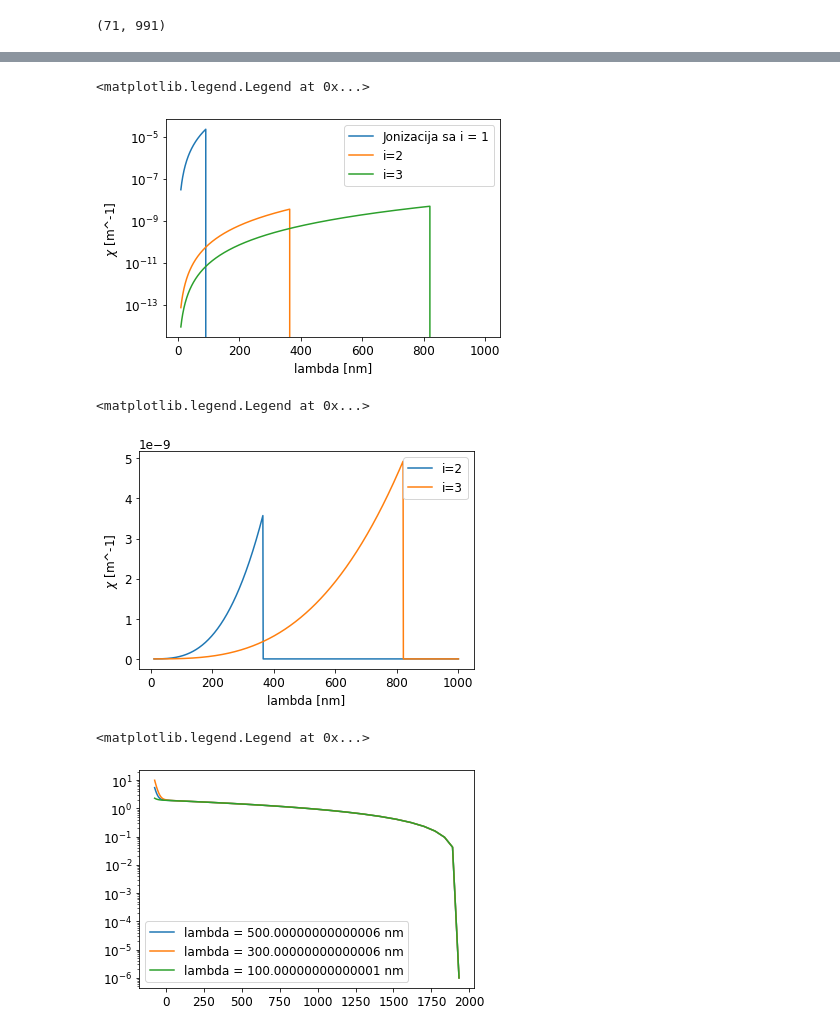
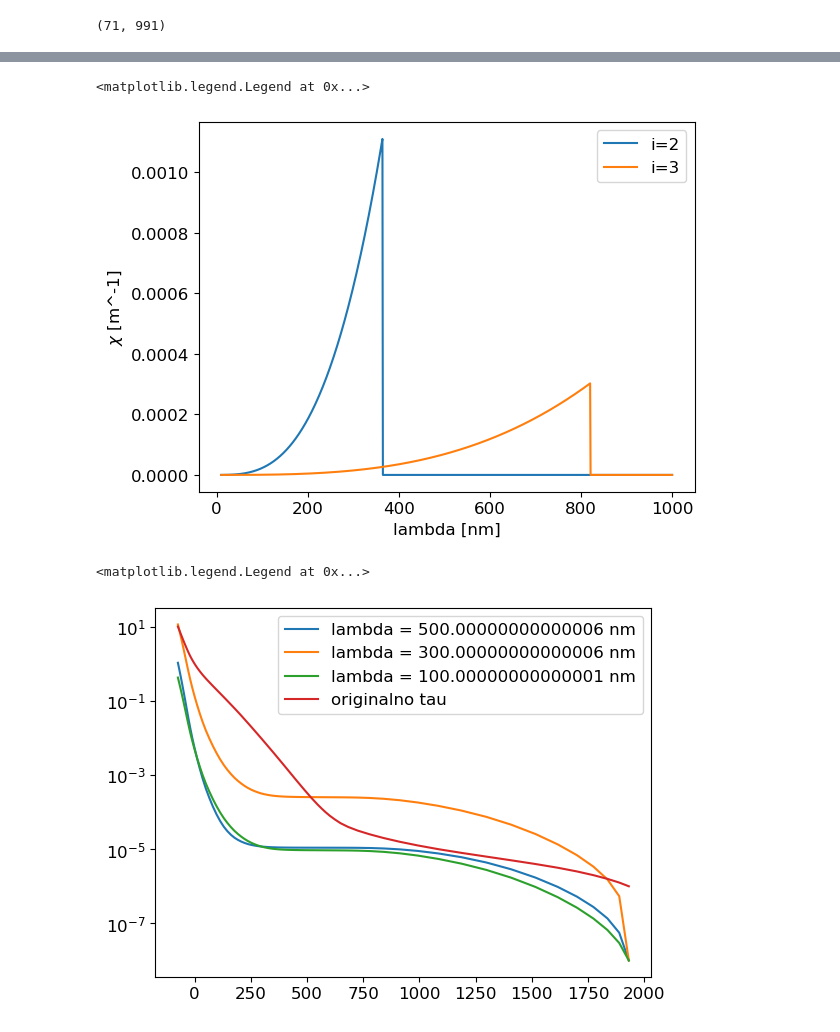
Before and after one commit to ivanzmilic/IAS_matf, a Jupyter notebook: predavanje_03_stellar_contina.ipynb, the cells around one changed output, grey strips where cells are left out. Cells and saved outputs as stored; diff of their text form; code cells hidden in the pictures.

```diff
--- a/predavanje_03_stellar_contina.ipynb
+++ b/predavanje_03_stellar_contina.ipynb
@@ -499,32 +512,34 @@ def sigma(i,llambda):
 
     # Sustina ove funkcije je da je sigma_lambda = const * lambda^3 ali je 0 za lambda > lambda_crit
 
+    # Ovde je bilo nesto sto smo uzeli iz Emersona, ali cemo primeniti Graya:
+
     # Ovo je CGS
-    e = 4.8032042510E-10
-    Ryd = 1.097373156853955E5
-    e0 = 7.957747154594775607E-2
-    me = 9.1093818872E-28
-    cc = 2.99792458E10
+    #e = 4.8032042510E-10
+    #Ryd = 1.097373156853955E5
+    #e0 = 7.957747154594775607E-2
+    #me = 9.1093818872E-28
+
 
     # Ovo je SI
     h = 6.626E-34
+    cc = 2.99792458E8
 
-    fct=(2.0*e*Ryd)**2.0/(np.sqrt(27.0)*np.pi*e0*me*cc*cc)
+    #fct=(2.0*e*Ryd)**2.0/(np.sqrt(27.0)*np.pi*e0*me*cc*cc)
 
+    # J-na 8.4 iz Graya kaze: alpha (efikasni presek) = alfa0 * gauntfaktor * lambda**3.0 / n**5. u cm^2
+    # pp da je gauntfaktor = 1
 
     Eion = 13.6 * 1.60218e-19
     Ei = Eion / i**2.0
 
-    llambda_crit = h * cc / 1E2 / Ei
+    llambda_crit = h * cc / Ei * 1E10 # u angstreme
 
-    sigma_crit=fct/(i*5.0) * 1E-4 # cm^2 to m^2
-
-    #print (llambda, llambda_crit)
     if (llambda > llambda_crit):
         return 0
 
     else:
-        return sigma_crit * (llambda)**3.0
+        return 1.04E-30 * llambda**3.0 / i**5.0
 # %%
 llambda = np.linspace(10,1000,991) * 1E-9
 
@@ -533,4 +548,4 @@ sigma_ll1 = np.zeros(Nlambda) # Niz koji cuva vrednosti efikasnog preseka za jon
                               # sa stanja i = 0 u zavisnosti od lambda
 # %%
 for i in range(Nlambda):
-    sigma_ll1[i] = sigma(1.0,llambda[i])
+    sigma_ll1[i] = sigma(1.0,llambda[i]*1E10)
@@ -566,29 +577,20 @@ plt.xlim([10, 200])
 # %%
 sigma_ll2 = np.zeros(Nlambda)
 for i in range(Nlambda):
-    sigma_ll2[i] = sigma(2.0,llambda[i])
+    sigma_ll2[i] = sigma(2.0,llambda[i]*1E10)
 chi2 = sigma_ll2[None,:] * n2[:,None]
 # %%
 sigma_ll3 = np.zeros(Nlambda)
 for i in range(Nlambda):
-    sigma_ll3[i] = sigma(3.0,llambda[i])
+    sigma_ll3[i] = sigma(3.0,llambda[i]*1E10)
 chi3 = sigma_ll3[None,:] * n3[:,None]
 # %%
-plt.semilogy(llambda*1E9,chi1[-1,:], label='Jonizacija sa i = 1')
-plt.semilogy(llambda*1E9,chi2[-1,:], label='i=2')
-plt.semilogy(llambda*1E9,chi3[-1,:], label='i=3')
+#plt.plot(llambda*1E9,chi1[-1,:], label='Jonizacija sa i = 1')
+plt.plot(llambda*1E9,chi2[-1,:], label='i=2')
+plt.plot(llambda*1E9,chi3[-1,:], label='i=3')
 plt.xlabel("lambda [nm]")
 plt.ylabel("$\chi$ [m^-1]")
 plt.legend()
 # %% [output]
 <matplotlib.legend.Legend at 0x...>
-[figure, old version]
+[figure, new version]
-# %%
-plt.plot(llambda*1E9,chi2[-1,:], label='i=2')
-plt.plot(llambda*1E9,chi3[-1,:], label='i=3')
-plt.xlabel("lambda [nm]")
-plt.ylabel("$\chi$ [m^-1]")
-plt.legend()
-# %% [output]
-<matplotlib.legend.Legend at 0x...>
-[figure, removed]
@@ -613,7 +608,8 @@ l_test = 490
 plt.semilogy(z,tau_lambda[:,490], label='lambda = '+str(llambda[490]*1E9)+' nm')
 plt.semilogy(z,tau_lambda[:,290], label='lambda = '+str(llambda[290]*1E9)+' nm')
 plt.semilogy(z,tau_lambda[:,90], label='lambda = '+str(llambda[90]*1E9)+' nm')
+plt.semilogy(z, tau, label = 'originalno tau')
 plt.legend()
 # %% [output]
 <matplotlib.legend.Legend at 0x...>
-[figure, old version]
+[figure, new version]
```
Also changed, not shown: parts of 33 cells of this notebook, 1 other file.
